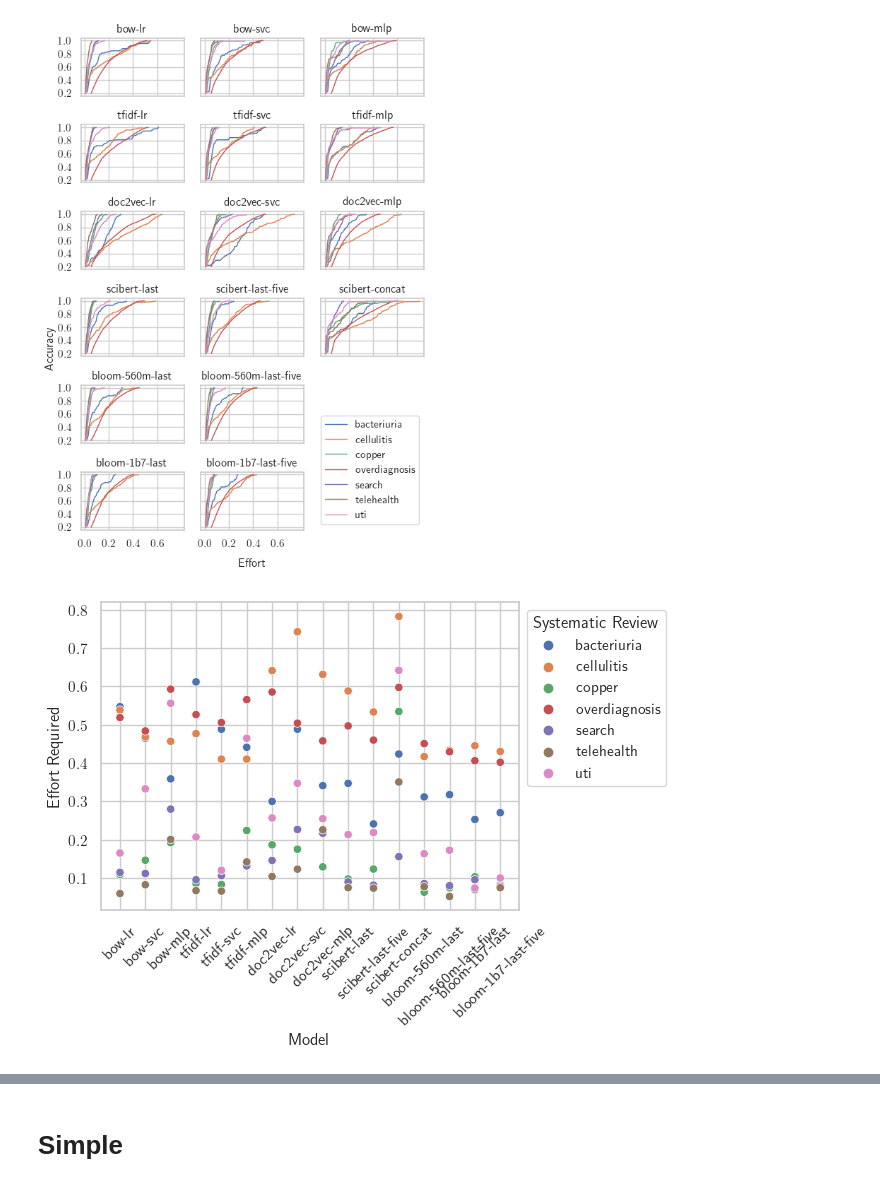
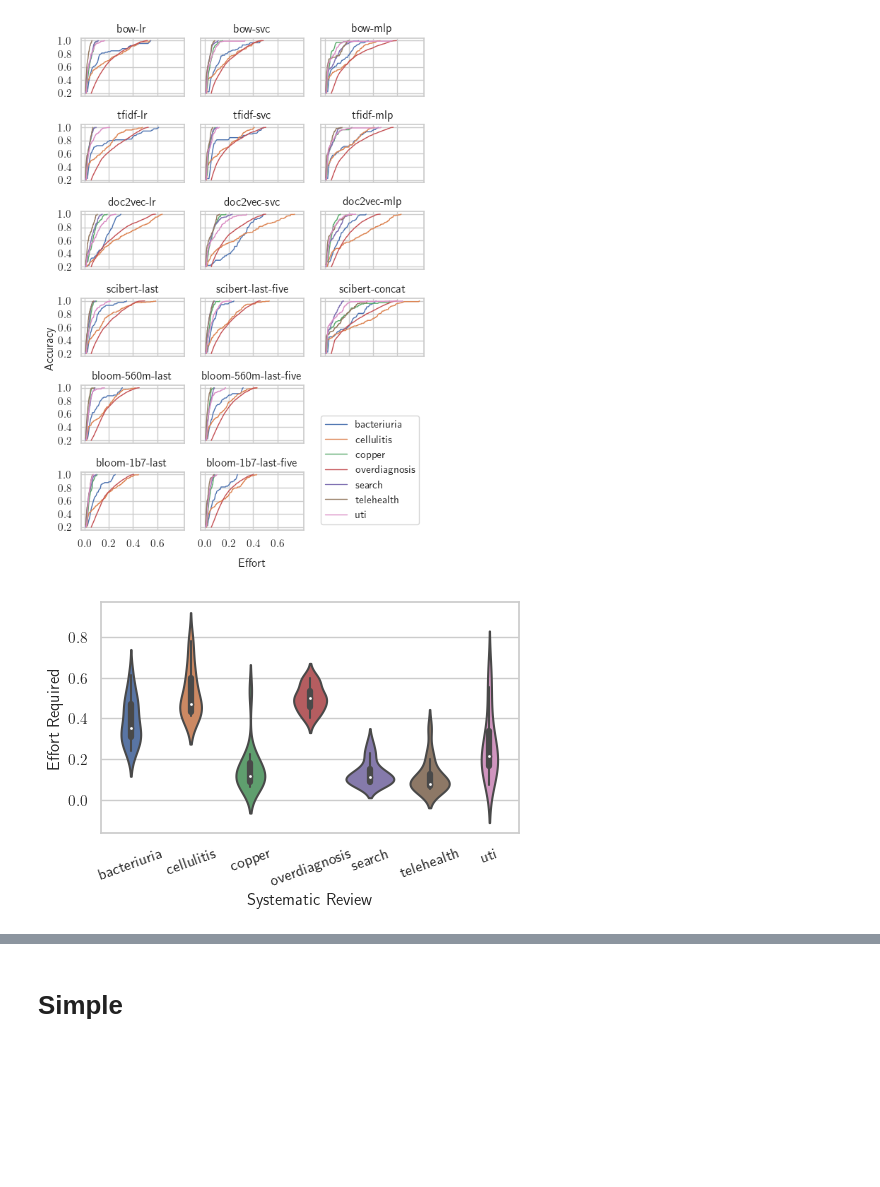
Before and after one commit to connorf25/automated-screening, a Jupyter notebook: stats-analysis.ipynb, the cells around one changed output, grey strips where cells are left out. Drawn from its saved outputs; the diff is of its cells as text; code cells hidden in the pictures; blank space fills up the shorter version.

```diff
--- a/stats-analysis.ipynb
+++ b/stats-analysis.ipynb
@@ -320,91 +320,34 @@ for model in transformer_models:
 def get_average_effort(efforts):
     # Return average
     standard_deviation = np.std(efforts, ddof=1)
     standard_error = standard_deviation / np.sqrt(np.size(efforts))
     average = sum(efforts) / len(efforts)
     return [average, standard_error, standard_deviation]
 
 df_datasets = pd.DataFrame()
 
 for dataset in datasets:
     efforts = []
     for model in model_names:
         efforts.append(get_effort(dataset, model, 1.0))
     df_datasets[dataset] = efforts
 
 df_datasets["model_name"] = model_names
 df_datasets.head(20)
 
 df_datasets = pd.melt(df_datasets, id_vars="model_name", value_vars=datasets, var_name="dataset")
 df_datasets.head()
 
 fig = plt.figure()
 ax =sns.violinplot(data=df_datasets, x="dataset", y="value")
 
 plt.xlabel("Systematic Review")
-ax.tick_params(axis='x', labelrotation = 10)
+ax.tick_params(axis='x', labelrotation = 20)
 plt.ylabel("Effort Required")
 
 fig.set_size_inches(w=5.39749, h=3)
 
-# plt.savefig('../honours/thesis/Figures/effort-systematic-reviews.pgf')
+plt.savefig('../honours/thesis/Figures/effort-systematic-reviews.pgf')
 plt.show()
+# %% [output]
+[figure, added]
-# %%
-model_names = []
-
-datasets = ["bacteriuria", "cellulitis", "copper", "overdiagnosis", "search", "telehealth", "uti"]
-embeddings=["bow", "tfidf", "doc2vec"]
-classifiers=["lr", "svc", "mlp"]
-for embedding in embeddings:
-    for classifier in classifiers:
-        model_names.append(embedding + "-" + classifier)
-
-transformer_models = [
-    "scibert-last",
-    "scibert-last-five",
-    "scibert-concat",
-    "bloom-560m-last",
-    "bloom-560m-last-five",
-    "bloom-1b7-last",
-    "bloom-1b7-last-five"
-]
-for model in transformer_models:
-    model_names.append(model)
-
-def get_average_effort(efforts):
-    # Return average
-    standard_deviation = np.std(efforts, ddof=1)
-    standard_error = standard_deviation / np.sqrt(np.size(efforts))
-    average = sum(efforts) / len(efforts)
-    return [average, standard_error, standard_deviation]
-
-df_datasets = pd.DataFrame()
-
-for dataset in datasets:
-    efforts = []
-    for model in model_names:
-        efforts.append(get_effort(dataset, model, 1.0))
-    df_datasets[dataset] = efforts
-
-df_datasets["model_name"] = model_names
-df_datasets.head(20)
-
-df_datasets = pd.melt(df_datasets, id_vars="model_name", value_vars=datasets, var_name="dataset")
-df_datasets.head()
-
-fig = plt.figure()
-ax = sns.scatterplot(data=df_datasets, x="model_name", y="value", hue="dataset")
-
-plt.xlabel("Model")
-ax.tick_params(axis='x', labelrotation = 45)
-
-plt.ylabel("Effort Required")
-
-fig.set_size_inches(w=5.39749, h=4)
-
-plt.legend(title="Systematic Review", bbox_to_anchor=(1,1))
-
-# plt.savefig('../honours/thesis/Figures/effort-systematic-reviews.pgf')
-plt.show()
-# %% [output]
-[figure, removed]
```
Also changed, not shown: parts of 3 cells of this notebook.
